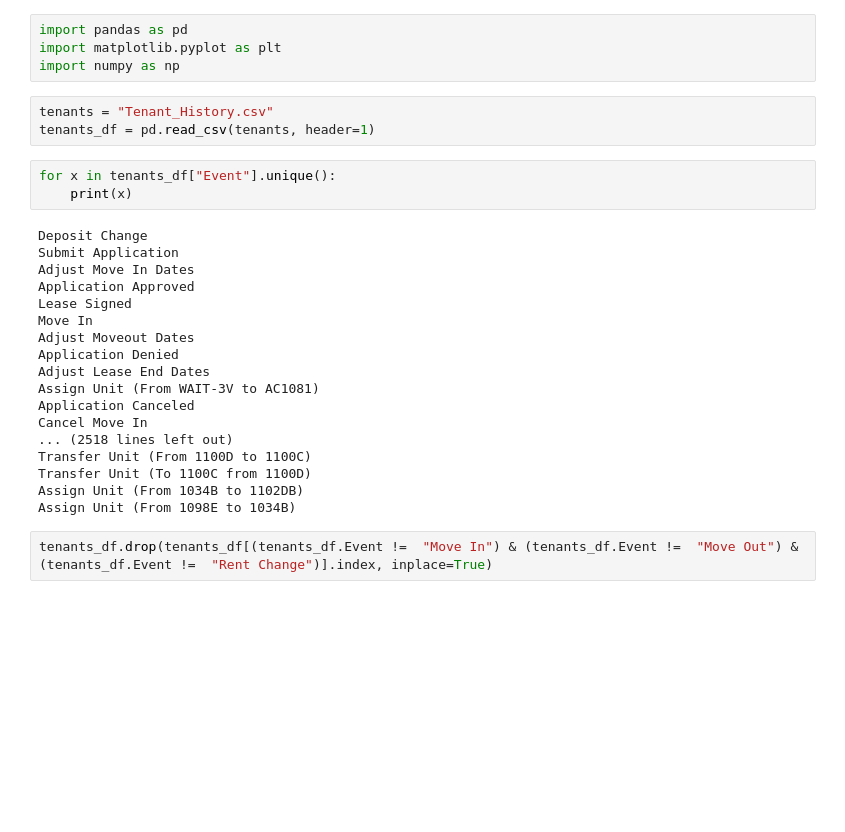
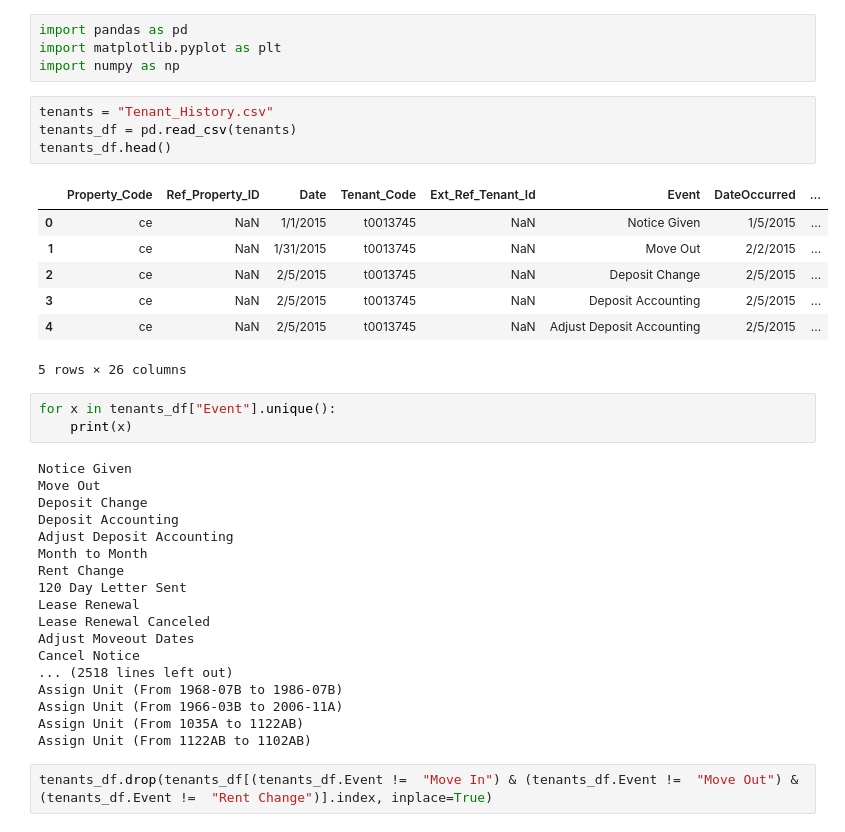
Before and after one commit to richinohio/Final_Project, a Jupyter notebook: data/data cleaning/Occupancy_Danny.ipynb, the cells around one changed output. Cells and saved outputs as stored; diff of their text form; blank space fills up the shorter version.

```diff
--- a/data/data cleaning/Occupancy_Danny.ipynb
+++ b/data/data cleaning/Occupancy_Danny.ipynb
@@ -4,28 +4,37 @@ import matplotlib.pyplot as plt
 import numpy as np
 # %%
 tenants = "Tenant_History.csv"
-tenants_df = pd.read_csv(tenants, header=1)
+tenants_df = pd.read_csv(tenants)
+tenants_df.head()
+# %% [output]
+|  | Property_Code | Ref_Property_ID | Date | Tenant_Code | Ext_Ref_Tenant_Id | Event | DateOccurred | ... |
+| 0 | ce | NaN | 1/1/2015 | t0013745 | NaN | Notice Given | 1/5/2015 | ... |
+| 1 | ce | NaN | 1/31/2015 | t0013745 | NaN | Move Out | 2/2/2015 | ... |
+| 2 | ce | NaN | 2/5/2015 | t0013745 | NaN | Deposit Change | 2/5/2015 | ... |
+| 3 | ce | NaN | 2/5/2015 | t0013745 | NaN | Deposit Accounting | 2/5/2015 | ... |
+| 4 | ce | NaN | 2/5/2015 | t0013745 | NaN | Adjust Deposit Accounting | 2/5/2015 | ... |
+5 rows × 26 columns
 # %%
 for x in tenants_df["Event"].unique():
     print(x)
 # %% [output]
+Notice Given
+Move Out
 Deposit Change
-Submit Application
-Adjust Move In Dates
-Application Approved
-Lease Signed
-Move In
+Deposit Accounting
+Adjust Deposit Accounting
+Month to Month
+Rent Change
+120 Day Letter Sent
+Lease Renewal
+Lease Renewal Canceled
 Adjust Moveout Dates
-Application Denied
-Adjust Lease End Dates
-Assign Unit (From WAIT-3V to AC1081)
-Application Canceled
-Cancel Move In
+Cancel Notice
 ... (2518 lines left out)
-Transfer Unit (From 1100D to 1100C)
-Transfer Unit (To 1100C from 1100D)
-Assign Unit (From 1034B to 1102DB)
-Assign Unit (From 1098E to 1034B)
+Assign Unit (From 1968-07B to 1986-07B)
+Assign Unit (From 1966-03B to 2006-11A)
+Assign Unit (From 1035A to 1122AB)
+Assign Unit (From 1122AB to 1102AB)
 # %%
 tenants_df.drop(tenants_df[(tenants_df.Event !=  "Move In") & (tenants_df.Event !=  "Move Out") & (tenants_df.Event !=  "Rent Change")].index, inplace=True)
 # %%
```
Also changed, not shown: parts of 10 cells of this notebook, 47 other files.
